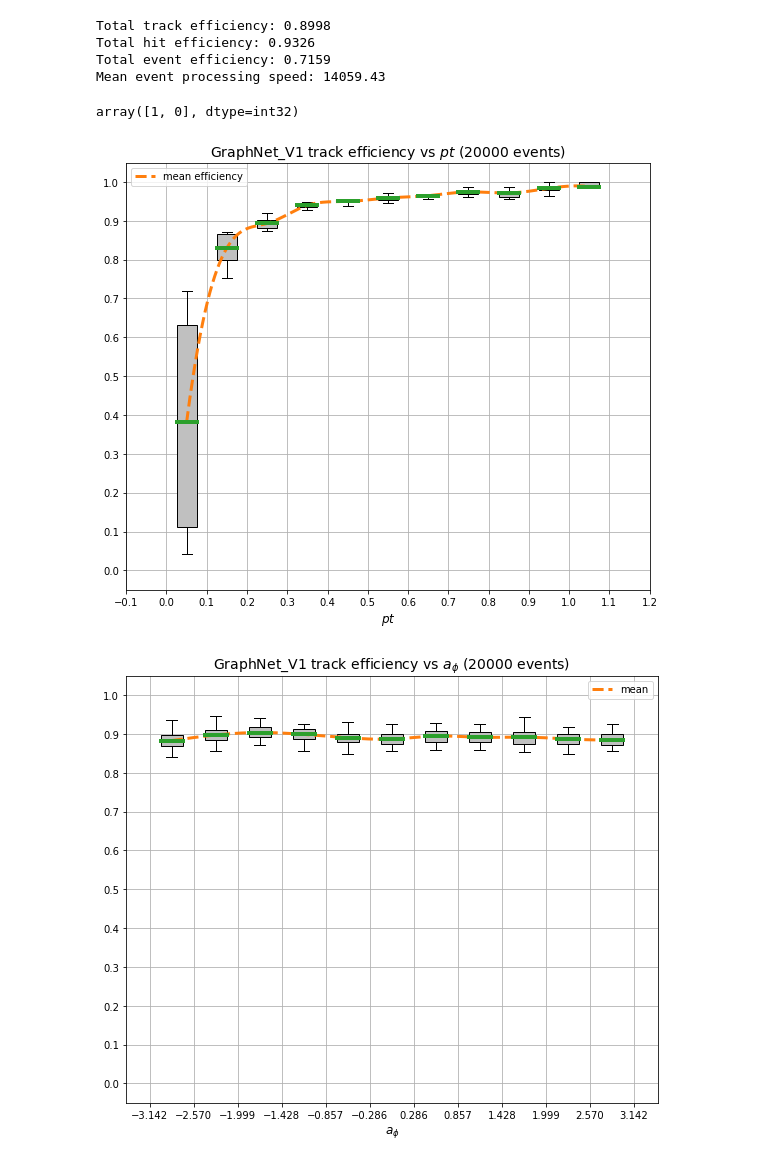
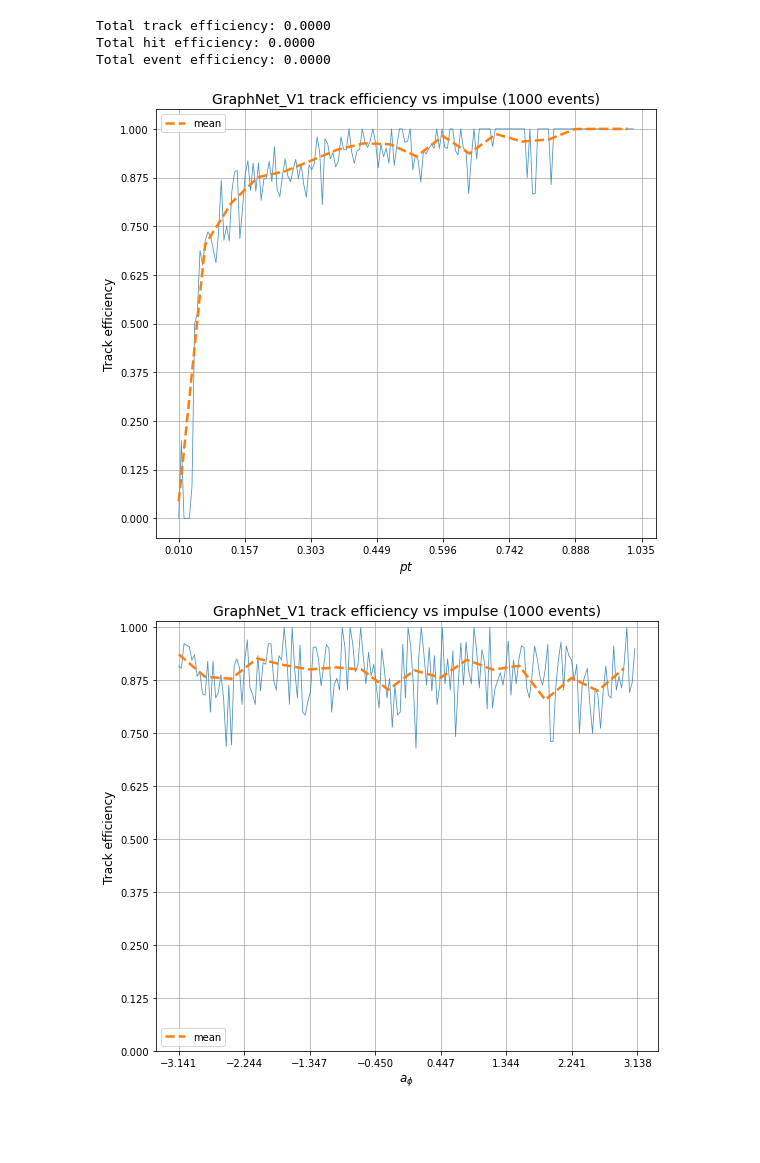
Before and after one commit to t3hseus/ariadne, a Jupyter notebook: notebooks/graph_train_evaluation.ipynb, the cells around one changed output. Saved outputs shown, nothing was run; the diff lists cells and outputs as text; code cells hidden in the pictures; blank space fills up the shorter version.

```diff
--- a/notebooks/graph_train_evaluation.ipynb
+++ b/notebooks/graph_train_evaluation.ipynb
@@ -314,16 +299,10 @@ all_events_df = all_events_df.astype({
 print("Total track efficiency: %.04f" % (total_tracks_true / total_tracks))
 print("Total hit efficiency: %.04f" % (total_hits_true / total_hits))
 print("Total event efficiency: %.04f" % (total_events_true / total_events))
-print("Mean event processing speed: %.02f" % (all_events_df.time.mean()))
 # %% [output]
-Total track efficiency: 0.8998
-Total hit efficiency: 0.9326
-Total event efficiency: 0.7159
-Mean event processing speed: 14059.43
+Total track efficiency: 0.0000
+Total hit efficiency: 0.0000
+Total event efficiency: 0.0000
-# %%
-all_events_df.pred.unique()
-# %% [output]
-array([1, 0], dtype=int32)
 # %%
 # shortcut
 from numpy import linalg as LA
@@ -501,13 +384,11 @@ def draw_for_col(tracks_real, tracks_pred_true,
 # %%
 tracks_real = all_tracks_df[all_tracks_df.pred != -1]
 tracks_pred_true = all_tracks_df[all_tracks_df.pred == 1]
+draw_for_col(tracks_real, tracks_pred_true, 'pt', '$pt$', 1000, 175)
+# %% [output]
+[figure, added]
-# %%
-draw_for_col(tracks_real, tracks_pred_true, 'pt', '$pt$', 20000, 80,
-             n_avg_ticks=48, x_ticks=14, ticks_custom=False, with_boxplot=True)
-# %% [output]
-[figure, removed]
 # %%
-draw_for_col(tracks_real, tracks_pred_true, 'a_phi', '$a_\phi$',20000, 350, n_avg_ticks=60, x_ticks=12, with_boxplot=True)
+draw_for_col(tracks_real, tracks_pred_true, 'a_phi', '$a_\phi$',1000,175)
 # %% [output]
-[figure, old version]
+[figure, new version]
 # %%
```
Also changed, not shown: parts of 23 cells of this notebook, 38 other files.
